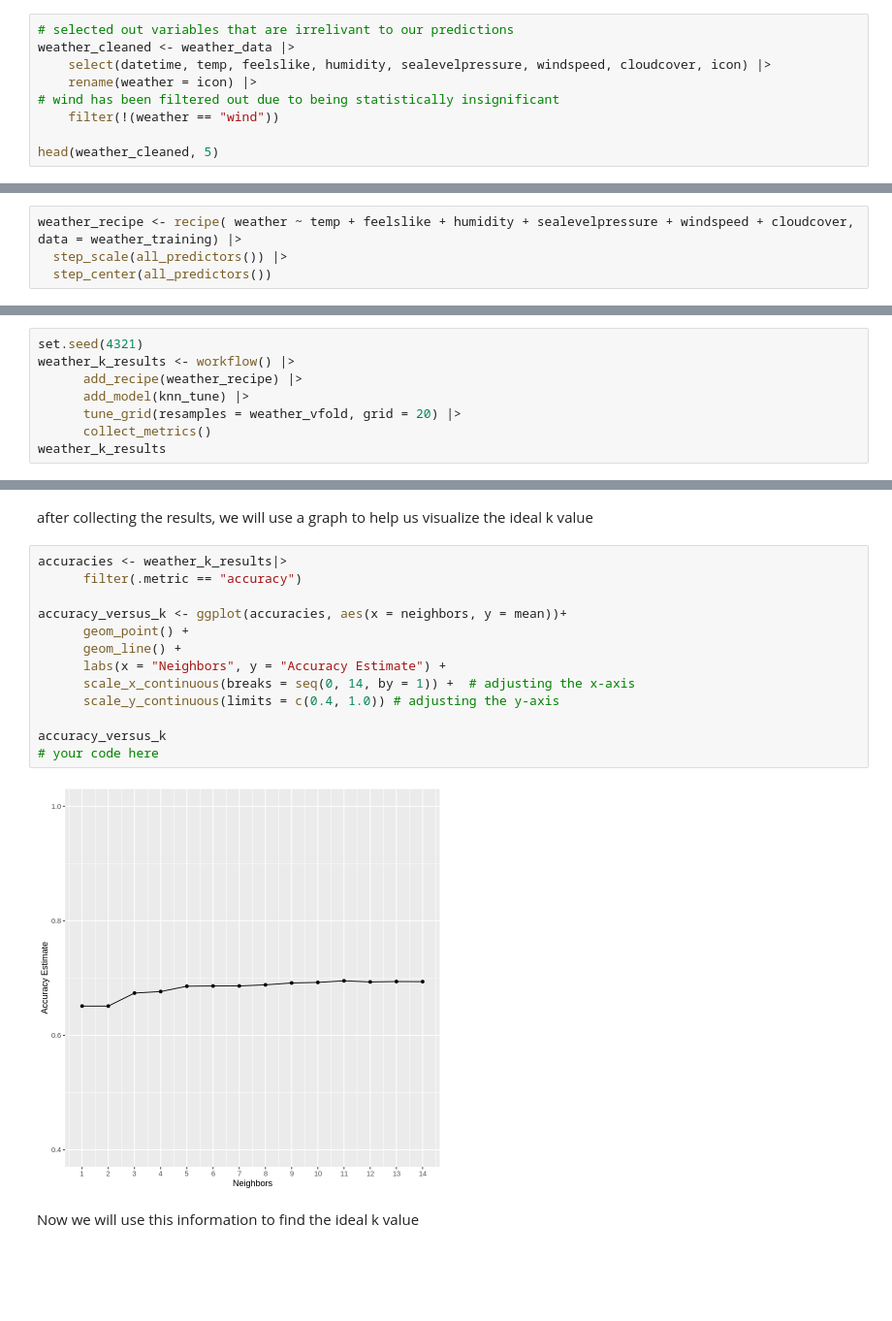
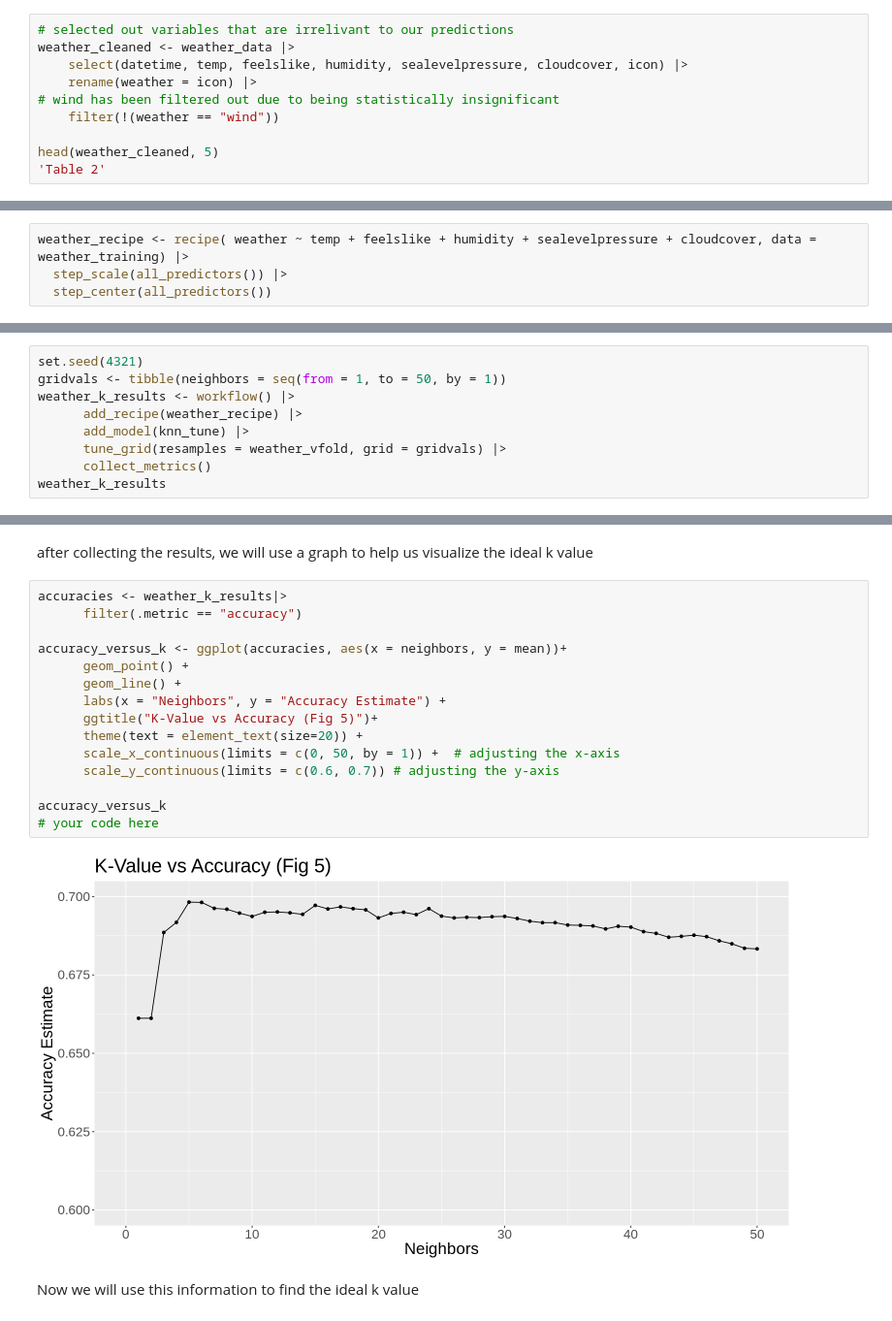
Before and after one commit to DaffyDiamond/DSCI-100-Group-30, a Jupyter notebook: Group project report.ipynb, the cells around one changed output, grey strips where cells are left out. Shown at 97% size. Cells and saved outputs as stored; diff of their text form; blank space fills up the shorter version.

```diff
--- a/Group project report.ipynb
+++ b/Group project report.ipynb
@@ -41,10 +47,11 @@ Next we clean the data by removing columns and rows that are unnecesarry to our
 # %%
 # selected out variables that are irrelivant to our predictions
 weather_cleaned <- weather_data |>
-    select(datetime, temp, feelslike, humidity, sealevelpressure, windspeed, cloudcover, icon) |>
+    select(datetime, temp, feelslike, humidity, sealevelpressure, cloudcover, icon) |>
     rename(weather = icon) |>
 # wind has been filtered out due to being statistically insignificant
     filter(!(weather == "wind"))
 
 head(weather_cleaned, 5)
+'Table 2'
 # %% [output]
@@ -85,7 +142,7 @@ A tibble: 7 × 2
 # %% [markdown]
 the proportions of the data appears to be quite unblanced, this means we will have to scale and balance the data in the recipe
 # %%
-weather_recipe <- recipe( weather ~ temp + feelslike + humidity + sealevelpressure + windspeed + cloudcover, data = weather_training) |>
+weather_recipe <- recipe( weather ~ temp + feelslike + humidity + sealevelpressure + cloudcover, data = weather_training) |>
   step_scale(all_predictors()) |>
   step_center(all_predictors())
 # %% [markdown]
@@ -111,10 +168,11 @@ weather_vfold <- vfold_cv(weather_training, v = 5, strata = weather)
 we will now create the resample workflow to help us find the ideal k value
 # %%
 set.seed(4321)
+gridvals <- tibble(neighbors = seq(from = 1, to = 50, by = 1))
 weather_k_results <- workflow() |>
       add_recipe(weather_recipe) |>
       add_model(knn_tune) |>
-      tune_grid(resamples = weather_vfold, grid = 20) |>
+      tune_grid(resamples = weather_vfold, grid = gridvals) |>
       collect_metrics()
 weather_k_results
 # %% [output]
@@ -146,18 +206,20 @@ after collecting the results, we will use a graph to help us visualize the ideal
 # %%
 accuracies <- weather_k_results|>
       filter(.metric == "accuracy")
 
 accuracy_versus_k <- ggplot(accuracies, aes(x = neighbors, y = mean))+
       geom_point() +
       geom_line() +
       labs(x = "Neighbors", y = "Accuracy Estimate") +
-      scale_x_continuous(breaks = seq(0, 14, by = 1)) +  # adjusting the x-axis
-      scale_y_continuous(limits = c(0.4, 1.0)) # adjusting the y-axis
+      ggtitle("K-Value vs Accuracy (Fig 5)")+
+      theme(text = element_text(size=20)) +
+      scale_x_continuous(limits = c(0, 50, by = 1)) +  # adjusting the x-axis
+      scale_y_continuous(limits = c(0.6, 0.7)) # adjusting the y-axis
 
 accuracy_versus_k
 # your code here
 # %% [output]
-[figure, old version]
+[figure, new version]
 # %% [markdown]
 Now we will use this information to find the ideal k value
 # %%
```
Also changed, not shown: parts of 16 cells of this notebook.
